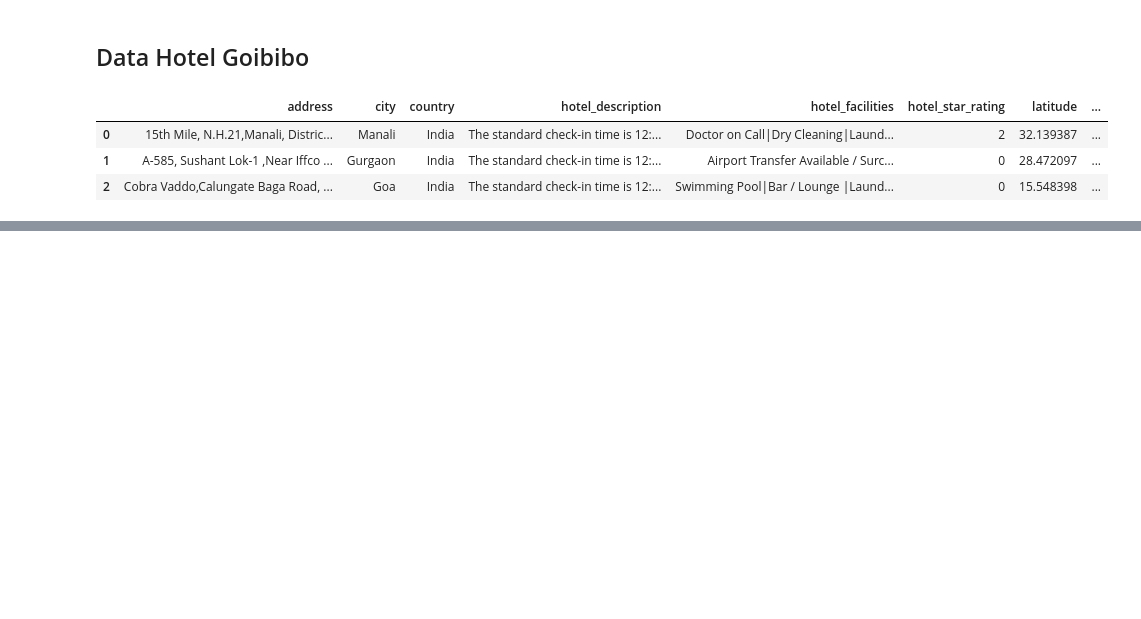
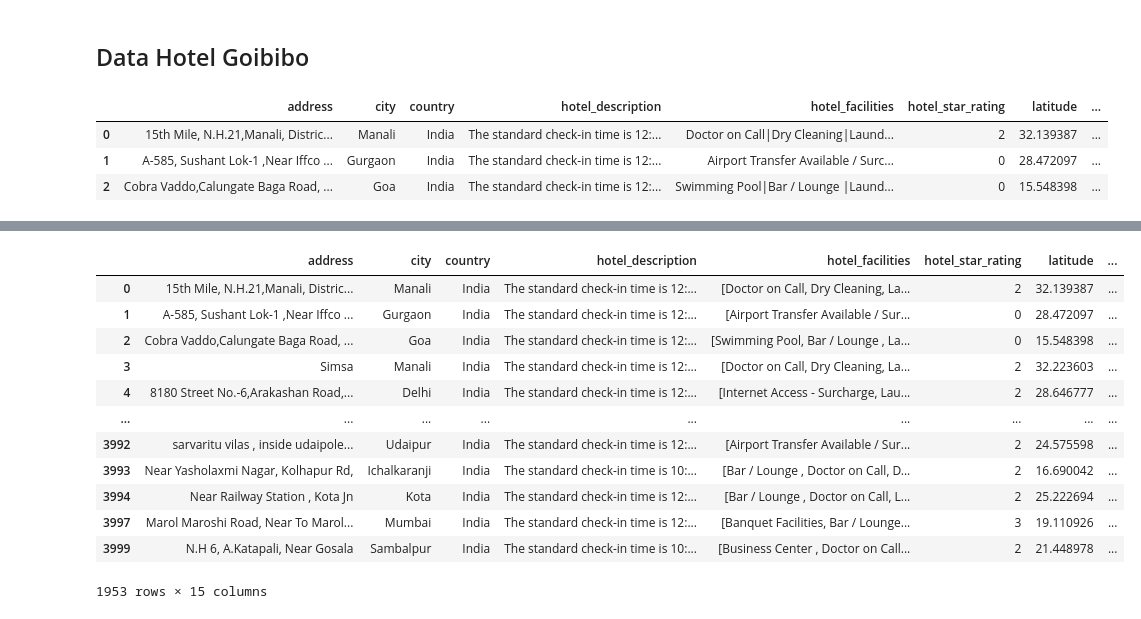
Before and after one commit to zulfauzi92/Hotel_Recomendation_Model_Traveloka, a Jupyter notebook: Eksplorasi Data/Eksplorasi Data Hotel.ipynb, the cells around one changed output, grey strips where cells are left out. Saved outputs shown, nothing was run; the diff lists cells and outputs as text; code cells hidden in the pictures; blank space fills up the shorter version.

```diff
--- a/Eksplorasi Data/Eksplorasi Data Hotel.ipynb
+++ b/Eksplorasi Data/Eksplorasi Data Hotel.ipynb
@@ -12,7 +12,7 @@ from tensorflow import keras
 # %%
 df_goibibo = pd.read_csv('goibibo_com-travel_sample.csv')
 # select potential parameter only
-df_goibibo.drop(columns=['additional_info','province','area','locality','crawl_date','hotel_brand','hotel_category','pageurl','qts','query_time_stamp','room_area','similar_hotel','sitename','uniq_id','image_count'], inplace=True)
+df_goibibo.drop(columns=['room_type','room_count','additional_info','province','area','locality','crawl_date','hotel_brand','hotel_category','pageurl','qts','query_time_stamp','room_area','similar_hotel','sitename','uniq_id','image_count'], inplace=True)
 # drop data review
 df_goibibo.drop(columns=['review_count_by_category','site_review_count','site_stay_review_rating','guest_recommendation'], inplace=True)
 
@@ -27,6 +27,8 @@ df_goibibo.head(3)
 print('jumlah property id: ',len(df_goibibo['property_id'].unique()))
 print('jumlah property name: ',len(df_goibibo['property_name'].unique()))
 print('jumlah property type: ',len(df_goibibo['property_type'].unique()))
-print('jumlah data jika drop null: ',len(df_goibibo.dropna()))
+
 df_goibibo.dropna(inplace=True)
+df_goibibo.drop_duplicates(subset=['property_name'], inplace=True)
+print('jumlah data setelah drop null dan duplicates: ',len(df_goibibo.dropna()))
 # %% [output]
@@ -107,0 +117,20 @@ df_goibibo
+# %%
+# change nested data to array
+df_goibibo['hotel_facilities'] = [item.split("|") for item in df_goibibo['hotel_facilities']]
+df_goibibo['point_of_interest'] = [item.split("|") for item in df_goibibo['point_of_interest']]
+df_goibibo['room_facilities'] = [item.split("|") for item in df_goibibo['room_facilities']]
+df_goibibo
+# %% [output]
+|  | address | city | country | hotel_description | hotel_facilities | hotel_star_rating | latitude | ... |
+| 0 | 15th Mile, N.H.21,Manali, Distric... | Manali | India | The standard check-in time is 12:... | [Doctor on Call, Dry Cleaning, La... | 2 | 32.139387 | ... |
+| 1 | A-585, Sushant Lok-1 ,Near Iffco ... | Gurgaon | India | The standard check-in time is 12:... | [Airport Transfer Available / Sur... | 0 | 28.472097 | ... |
+| 2 | Cobra Vaddo,Calungate Baga Road, ... | Goa | India | The standard check-in time is 12:... | [Swimming Pool, Bar / Lounge , La... | 0 | 15.548398 | ... |
+| 3 | Simsa | Manali | India | The standard check-in time is 12:... | [Doctor on Call, Dry Cleaning, La... | 2 | 32.223603 | ... |
+| 4 | 8180 Street No.-6,Arakashan Road,... | Delhi | India | The standard check-in time is 12:... | [Internet Access - Surcharge, Lau... | 2 | 28.646777 | ... |
+| ... | ... | ... | ... | ... | ... | ... | ... | ... |
+| 3992 | sarvaritu vilas , inside udaipole... | Udaipur | India | The standard check-in time is 12:... | [Airport Transfer Available / Sur... | 2 | 24.575598 | ... |
+| 3993 | Near Yasholaxmi Nagar, Kolhapur Rd, | Ichalkaranji | India | The standard check-in time is 10:... | [Bar / Lounge , Doctor on Call, D... | 2 | 16.690042 | ... |
+| 3994 | Near Railway Station , Kota Jn | Kota | India | The standard check-in time is 12:... | [Bar / Lounge , Doctor on Call, L... | 2 | 25.222694 | ... |
+| 3997 | Marol Maroshi Road, Near To Marol... | Mumbai | India | The standard check-in time is 12:... | [Banquet Facilities, Bar / Lounge... | 3 | 19.110926 | ... |
+| 3999 | N.H 6, A.Katapali, Near Gosala | Sambalpur | India | The standard check-in time is 10:... | [Business Center , Doctor on Call... | 2 | 21.448978 | ... |
+1953 rows × 15 columns
```
Also changed, not shown: parts of 9 cells of this notebook, 1 other file.
